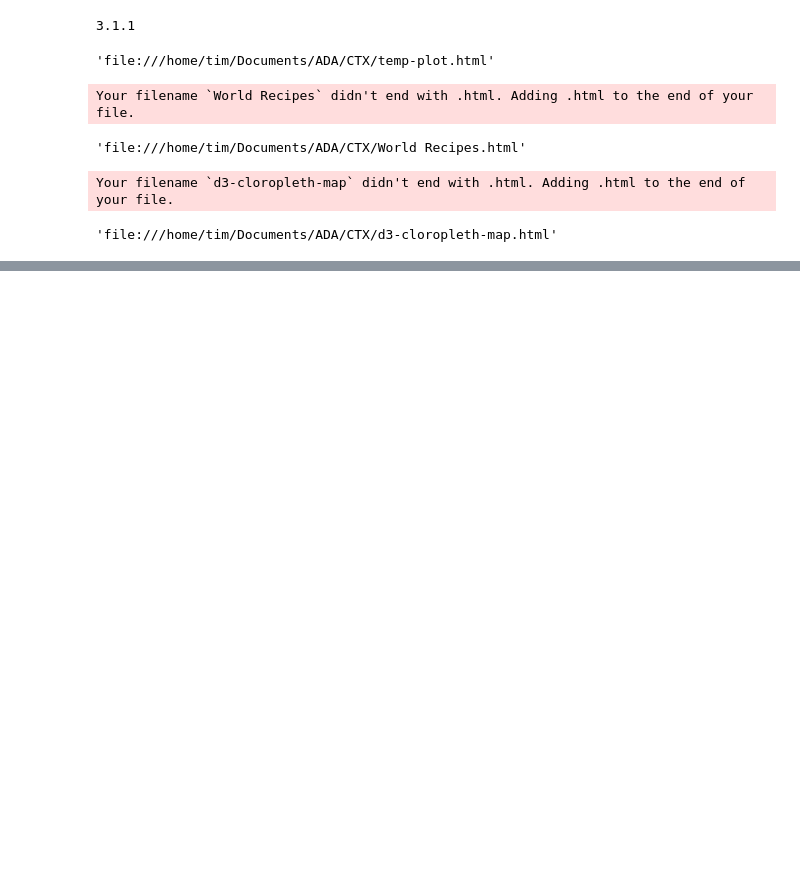
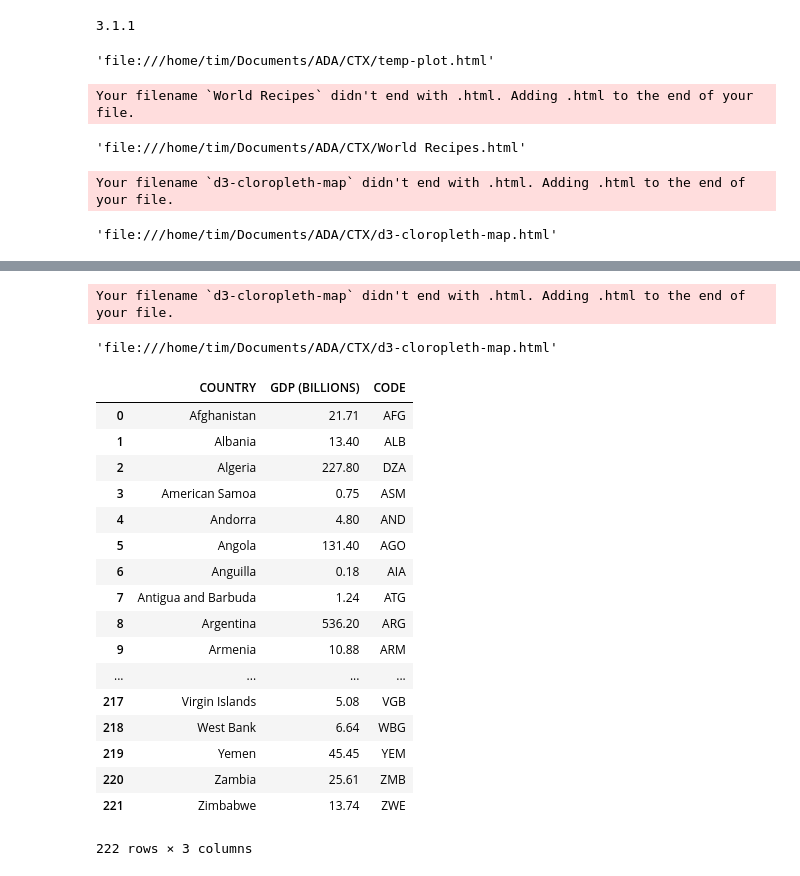
Before and after one commit to TTimTT/CTX, a Jupyter notebook: Untitled.ipynb, the cells around one changed output, grey strips where cells are left out. Cells and saved outputs as stored; diff of their text form; code cells hidden in the pictures; blank space fills up the shorter version.

```diff
--- a/Untitled.ipynb
+++ b/Untitled.ipynb
@@ -112,0 +172,54 @@ Your filename `d3-cloropleth-map` didn't end with .html. Adding .html to the end
+# %%
+# Convert to str
+gla = pd.read_csv('https://raw.githubusercontent.com/plotly/datasets/master/2014_world_gdp_with_codes.csv')
+
+for col in gla.columns:
+    gla[col] = gla[col].astype(str)
+
+#
+scl = [[0.0, 'rgb(242,240,247)'],[0.2, 'rgb(218,218,235)'],[0.4, 'rgb(188,189,220)'],\
+            [0.6, 'rgb(158,154,200)'],[0.8, 'rgb(117,107,177)'],[1.0, 'rgb(84,39,143)']]
+
+data = [ dict(
+        type='choropleth',
+        colorscale = scl,
+        autocolorscale = False,
+        locations = gla['CODE'],
+        z = gla['GDP (BILLIONS)'],
+        text = gla['COUNTRY'],
+        marker = dict(
+            line = dict (
+                color = 'rgb(255,255,255)',
+                width = 2
+            ) ),
+        colorbar = dict(
+            title = "Millions USD")
+        ) ]
+
+fig = dict( data=data, layout=layout )
+plot( fig, filename='d3-cloropleth-map' )
+# %% [output]
+Your filename `d3-cloropleth-map` didn't end with .html. Adding .html to the end of your file.
+'file:///home/tim/Documents/ADA/CTX/d3-cloropleth-map.html'
+# %%
+df = pd.read_csv('https://raw.githubusercontent.com/plotly/datasets/master/2014_world_gdp_with_codes.csv')
+df
+# %% [output]
+|  | COUNTRY | GDP (BILLIONS) | CODE |
+| 0 | Afghanistan | 21.71 | AFG |
+| 1 | Albania | 13.40 | ALB |
+| 2 | Algeria | 227.80 | DZA |
+| 3 | American Samoa | 0.75 | ASM |
+| 4 | Andorra | 4.80 | AND |
+| 5 | Angola | 131.40 | AGO |
+| 6 | Anguilla | 0.18 | AIA |
+| 7 | Antigua and Barbuda | 1.24 | ATG |
+| 8 | Argentina | 536.20 | ARG |
+| 9 | Armenia | 10.88 | ARM |
+| ... | ... | ... | ... |
+| 217 | Virgin Islands | 5.08 | VGB |
+| 218 | West Bank | 6.64 | WBG |
+| 219 | Yemen | 45.45 | YEM |
+| 220 | Zambia | 25.61 | ZMB |
+| 221 | Zimbabwe | 13.74 | ZWE |
+222 rows × 3 columns
```
Also changed, not shown: parts of 19 cells of this notebook, 9 other files.
